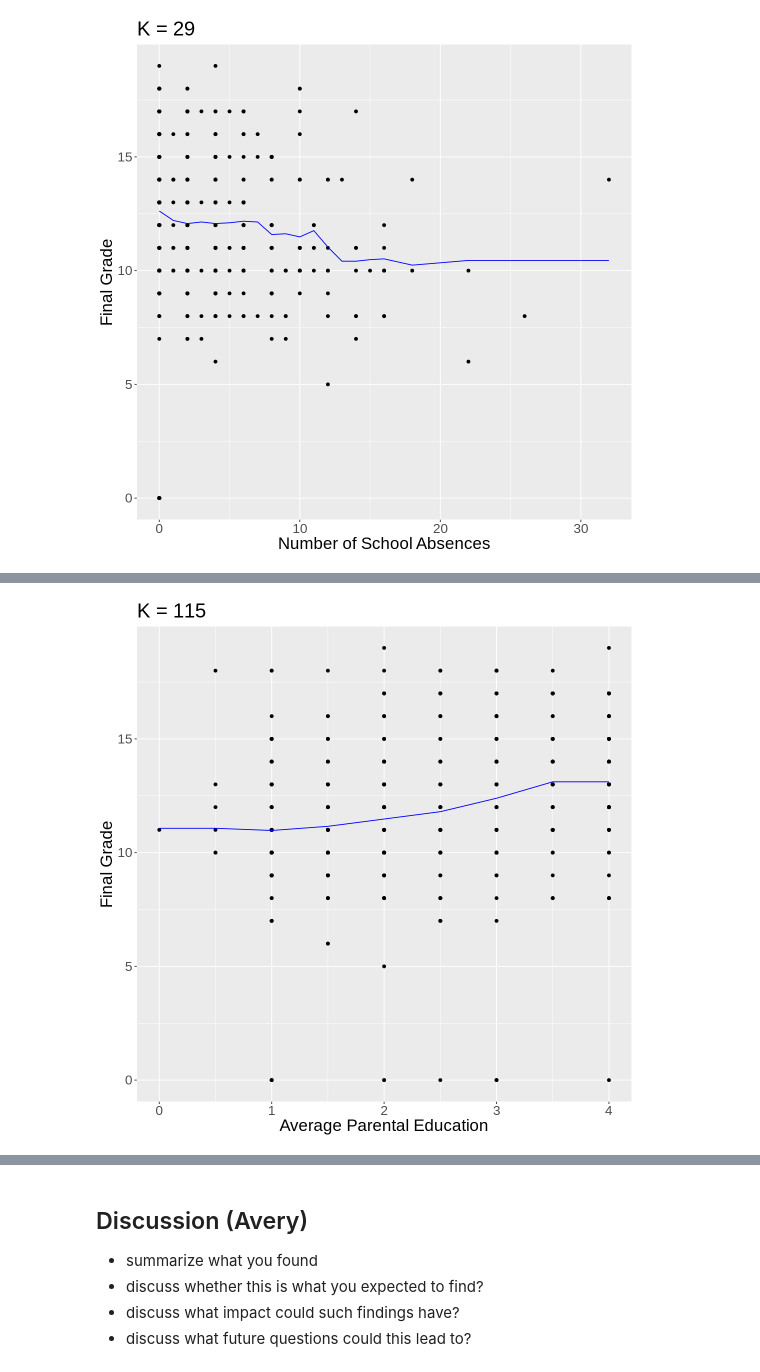
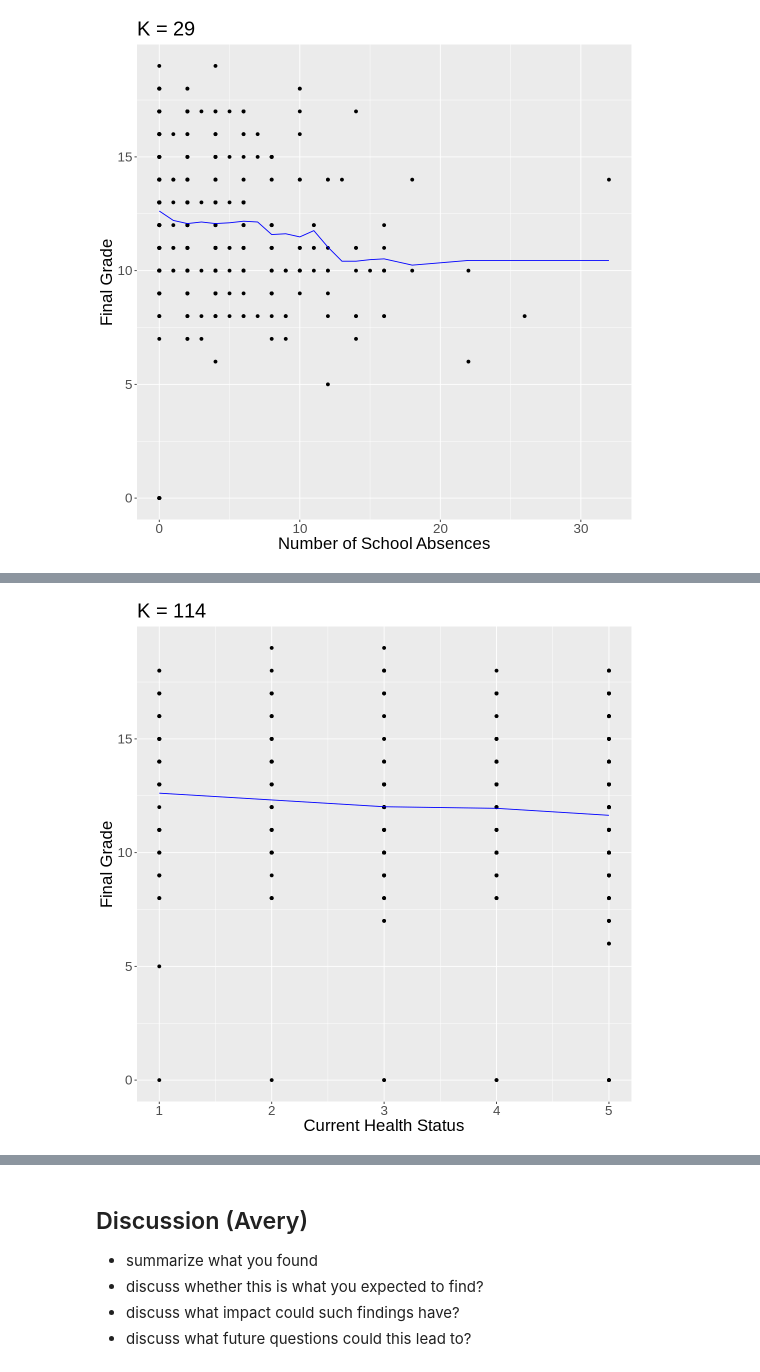
Before and after one commit to jsonthany/dsci_100_project, a Jupyter notebook: project_report.ipynb, the cells around one changed output, grey strips where cells are left out. Cells and saved outputs as stored; diff of their text form; code cells hidden in the pictures.

Commit message:
changed predictors in the analysis to family relationships and health

```diff
--- a/project_report.ipynb
+++ b/project_report.ipynb
@@ -96,7 +91,6 @@ $ G3         <dbl> 11, 11, 12, 14, 13, 13, 13, 13, 17, 13, 14, 13, 12, 13, 15…
 # %%
 student_data <- student_data %>%
-                mutate (parent_ed = (Medu + Fedu)/2) %>%
-            select (G3, absences, parent_ed, studytime)
+            select (G3, absences, famrel, health)
 
 student_data %>% head (10)
 # %% [output]
@@ -359,0 +375,11 @@ A tibble: 3 × 3
+# %%
+gridvals <- tibble(neighbors = seq(1, 200))
+
+health_results <- health_wkflw %>%
+  tune_grid(resamples = student_vfold, grid = gridvals) %>%
+  collect_metrics()
+
+health_min <- health_results %>%
+  filter(.metric == "rmse") %>%
+  filter(mean == min(mean))
+health_min
@@ -359,0 +391,17 @@ A tibble: 3 × 3
+# %%
+health_kmin <- health_min %>% pull(neighbors)
+
+health_spec <- nearest_neighbor(weight_func = "rectangular", neighbors = health_kmin) %>%
+  set_engine("kknn") %>%
+  set_mode("regression")
+
+health_fit <- workflow() %>%
+  add_recipe(health_recipe) %>%
+  add_model(health_spec) %>%
+  fit(data = student_train)
+
+health_summary <- health_fit %>%
+  predict(student_test) %>%
+  bind_cols(student_test) %>%
+  metrics(truth = G3, estimate = .pred)
+health_summary
@@ -360,15 +415,15 @@ A tibble: 3 × 3
 # %%
-parent_ed_preds <- parent_ed_fit %>%
+health_preds <- health_fit %>%
   predict(student_train) %>%
   bind_cols(student_train)
 
-parent_ed_plot <- ggplot(parent_ed_preds, aes(x = parent_ed, y = G3)) +
+health_plot <- ggplot(health_preds, aes(x = health, y = G3)) +
   geom_point() +
-  xlab("Average Parental Education") +
+  xlab("Current Health Status") +
   ylab("Final Grade") +
-  geom_line(data = parent_ed_preds, aes(x = parent_ed, y = .pred), color = "blue") +
-  ggtitle(paste0("K = ", parent_ed_kmin)) +
+  geom_line(data = health_preds, aes(x = health, y = .pred), color = "blue") +
+  ggtitle(paste0("K = ", health_kmin)) +
 theme(text = element_text(size=20))
-parent_ed_plot
+health_plot
 # %% [output]
-[figure, old version]
+[figure, new version]
```
Also changed, not shown: parts of 18 cells of this notebook.
